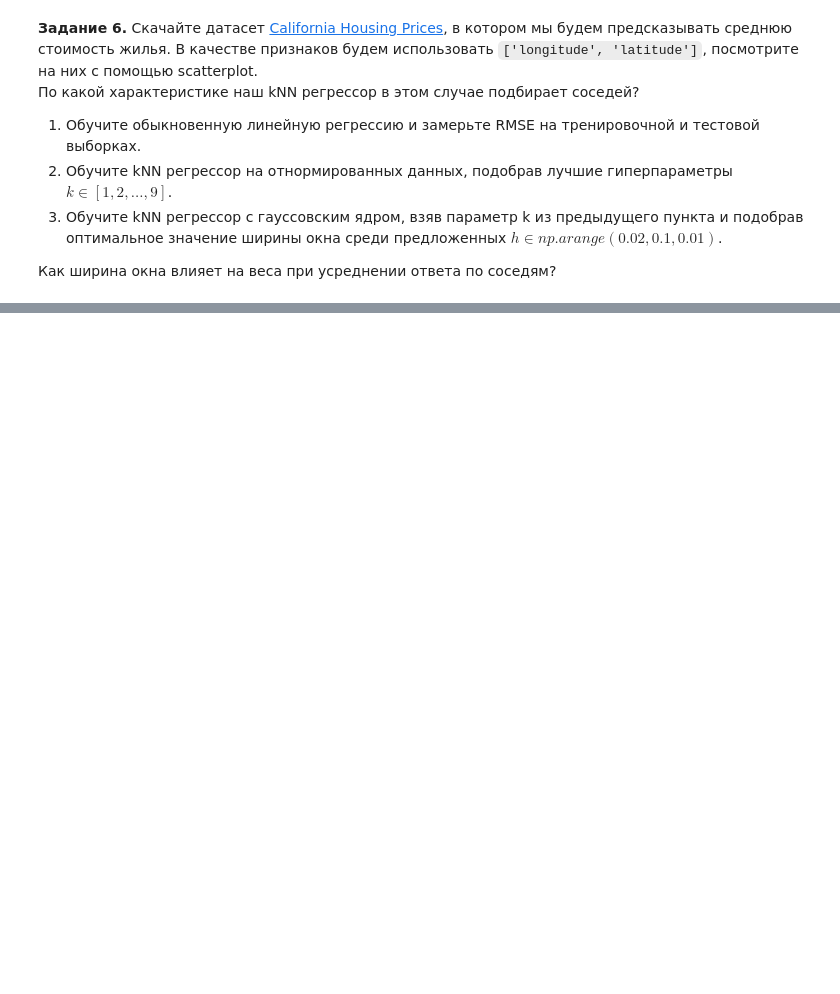
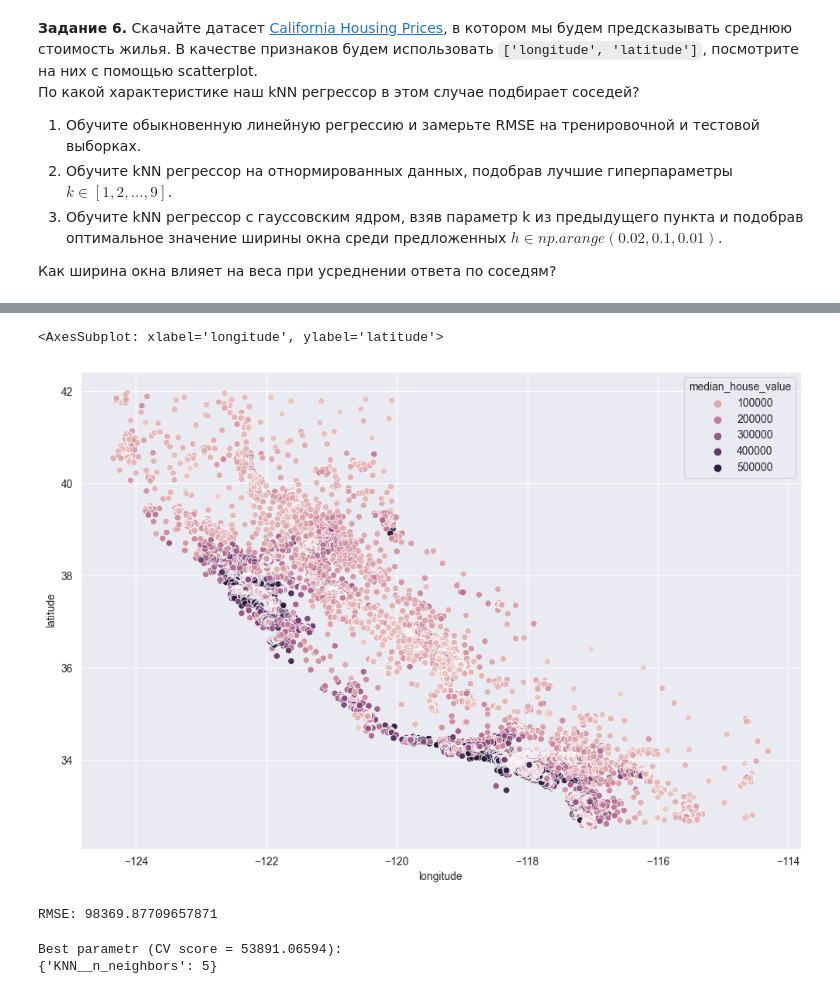
Before and after one commit to Dmitrysw/ML, a Jupyter notebook: lesson_16/HW16.ipynb, the cells around one changed output, grey strips where cells are left out. Saved outputs shown, nothing was run; the diff lists cells and outputs as text; code cells hidden in the pictures; blank space fills up the shorter version.

```diff
--- a/lesson_16/HW16.ipynb
+++ b/lesson_16/HW16.ipynb
@@ -148,7 +221,7 @@ df.head()
 # %%
-X = df[['longitude', 'latitude']]
-y = df['median_house_value']
-
 X_train, X_test, y_train, y_test = train_test_split(X, y, test_size=0.2,
                                                     shuffle=True, random_state=2022)
-sns.scatterplot('longitude', 'latitude', data=X, hue=y);
+sns.scatterplot(x=X["longitude"], y=X["latitude"], hue=y)
+# %% [output]
+<AxesSubplot: xlabel='longitude', ylabel='latitude'>
+[figure, added]
@@ -156,0 +228,28 @@ sns.scatterplot('longitude', 'latitude', data=X, hue=y);
+# %%
+from sklearn.linear_model import LinearRegression
+model = LinearRegression()
+model.fit(X_train, y_train)
+y_pred = model.predict(X_test)
+
+print (f"RMSE: {(np.mean((y_pred - y_test)**2).round(3))**(1/2) }")
+# %% [output]
+RMSE: 98369.87709657871
+# %%
+from sklearn.neighbors import KNeighborsRegressor
+from sklearn.model_selection import GridSearchCV
+from sklearn.model_selection import PredefinedSplit
+param_grid = {
+    "KNN__n_neighbors": [x for x in range (1, 10)]}
+
+pipe = Pipeline([('scaler', StandardScaler()), ("KNN", KNeighborsRegressor())])
+
+
+search = GridSearchCV(pipe, param_grid, scoring='neg_root_mean_squared_error')
+
+search.fit(X_train, y_train)
+
+print(f"Best parametr (CV score = {-search.best_score_:.5f}):")
+print(search.best_params_)
+# %% [output]
+Best parametr (CV score = 53891.06594):
+{'KNN__n_neighbors': 5}
```
Also changed, not shown: parts of 14 cells of this notebook.
